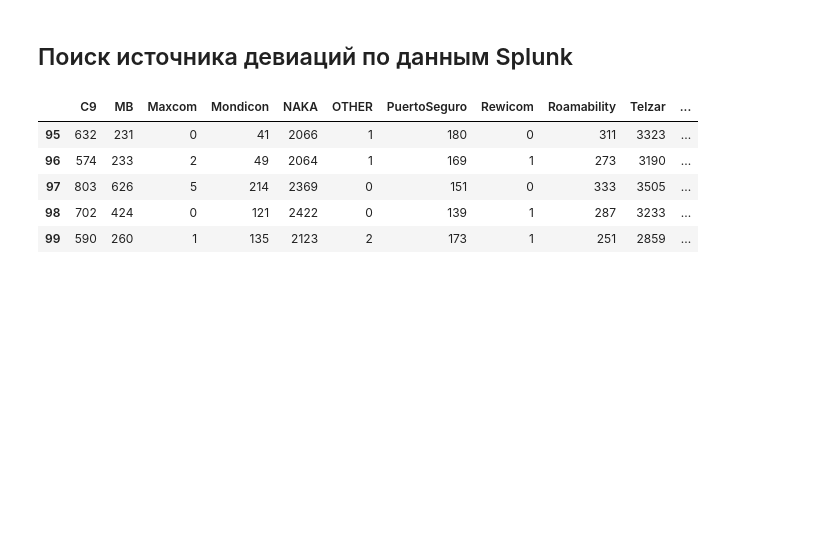
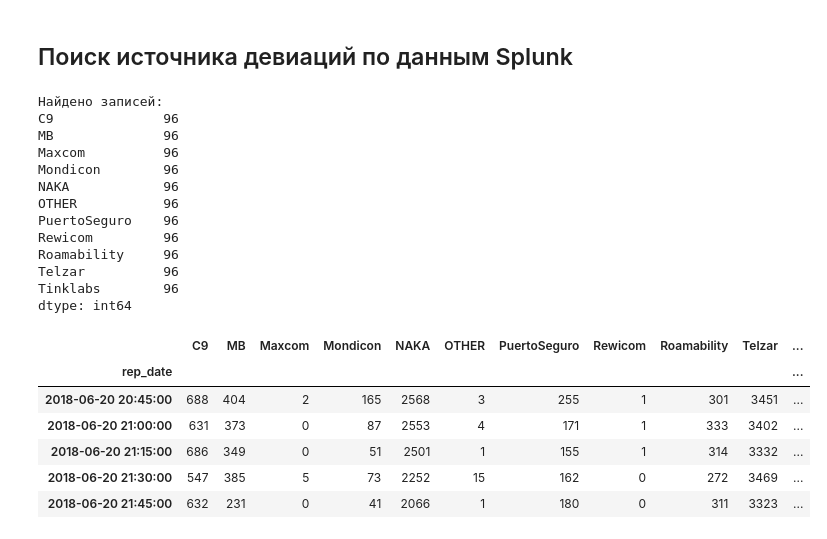
Before and after one commit to balobinp/RB_BD, a Jupyter notebook: RB_Splunk_Search_Deviation_Python3.ipynb, the cells around one changed output. Saved outputs shown, nothing was run; the diff lists cells and outputs as text; code cells hidden in the pictures; blank space fills up the shorter version.

```diff
--- a/RB_Splunk_Search_Deviation_Python3.ipynb
+++ b/RB_Splunk_Search_Deviation_Python3.ipynb
@@ -44,7 +46,7 @@ def FormatSplunkEngineDate(dt): return dt.strftime("%Y-%m-%dT%H:%M:%S")
 #Указываем время, запрос и запускаем запрос
 
 dateFrom = dt.datetime.strptime('2018-06-20T00:00:00', '%Y-%m-%dT%H:%M:%S')
-dateTo = dt.datetime.strptime('2018-06-21T06:00:00', '%Y-%m-%dT%H:%M:%S')
+dateTo = dt.datetime.strptime('2018-06-21T00:00:00', '%Y-%m-%dT%H:%M:%S')
 searchquery_export =\
 '''
 search index=sdr (4250196* OR 26006*) PROTOCOL=S6a ANS_RES_CODE=2001
@@ -53,42 +55,70 @@ search index=sdr (4250196* OR 26006*) PROTOCOL=S6a ANS_RES_CODE=2001
 | Timechart span=15m count by CUSTOMER  | table * | sort by _time
 '''
 # %%
-## Исправленный вариант на основе:
+## Исправленный вариант обращения к Splunk на основе:
 #http://docs.splunk.com/DocumentationStatic/PythonSDK/1.6.3/client.html#splunklib.client.Job.results
+#Кол-во записей в результате на основе:
+#https://answers.splunk.com/answers/237043/how-to-submit-a-splunk-python-sdk-query-with-a-res.html
 
 bEchoTime = False
 
 sfrom = dateFrom if  bEchoTime else FormatSplunkEngineDate(dateFrom)
 sto = dateTo if  bEchoTime else FormatSplunkEngineDate(dateTo)
+
 kwargs_export = {"earliest_time": sfrom,
                  "latest_time":sto ,
                  "search_mode": "normal",
                  #"output_mode":"JSON",
                  #"rf" : fields,
                  "supports_multivalues":True
                  }
 
+kwargs_paginate = {"count": 1000  # Get sets of count results at a time
+                   ,"offset": 0  # Start at result 0
+                  }
+
 job = service.jobs.create(searchquery_export, **kwargs_export)
+
 while not job.is_done():
     sleep(.2)
-rr = results.ResultsReader(job.results())
+
+rr = results.ResultsReader(job.results(**kwargs_paginate))
 
 outputResult = list()
 i=0
 
 for result in rr:
             if isinstance(result, dict):
                 outputResult.append(result)
 assert rr.is_preview == False
 
-df=DataFrame(outputResult,dtype='int64')
-df['rep_date']=pd.to_datetime(df['_time'])
-df.drop(['_time','_span'],axis=1,inplace=True)
-df.tail()
+# Получаем исходные данные для анализа с датой и временем в индексе
+
+df_source=DataFrame(outputResult,dtype='int64')
+df_source['rep_date']=pd.to_datetime(df_source['_time'])
+df_source.drop(['_time','_span'],axis=1,inplace=True)
+df_source=df_source.set_index('rep_date')
+
+print("Найдено записей:\n{}\n".format(df_source.count()))
+df_source.tail()
 # %% [output]
+Найдено записей:
+C9              96
+MB              96
+Maxcom          96
+Mondicon        96
+NAKA            96
+OTHER           96
+PuertoSeguro    96
+Rewicom         96
+Roamability     96
+Telzar          96
+Tinklabs        96
+dtype: int64
 |  | C9 | MB | Maxcom | Mondicon | NAKA | OTHER | PuertoSeguro | Rewicom | Roamability | Telzar | ... |
-| 95 | 632 | 231 | 0 | 41 | 2066 | 1 | 180 | 0 | 311 | 3323 | ... |
-| 96 | 574 | 233 | 2 | 49 | 2064 | 1 | 169 | 1 | 273 | 3190 | ... |
-| 97 | 803 | 626 | 5 | 214 | 2369 | 0 | 151 | 0 | 333 | 3505 | ... |
-| 98 | 702 | 424 | 0 | 121 | 2422 | 0 | 139 | 1 | 287 | 3233 | ... |
-| 99 | 590 | 260 | 1 | 135 | 2123 | 2 | 173 | 1 | 251 | 2859 | ... |
+| rep_date |  |  |  |  |  |  |  |  |  |  | ... |
+| 2018-06-20 20:45:00 | 688 | 404 | 2 | 165 | 2568 | 3 | 255 | 1 | 301 | 3451 | ... |
+| 2018-06-20 21:00:00 | 631 | 373 | 0 | 87 | 2553 | 4 | 171 | 1 | 333 | 3402 | ... |
+| 2018-06-20 21:15:00 | 686 | 349 | 0 | 51 | 2501 | 1 | 155 | 1 | 314 | 3332 | ... |
+| 2018-06-20 21:30:00 | 547 | 385 | 5 | 73 | 2252 | 15 | 162 | 0 | 272 | 3469 | ... |
+| 2018-06-20 21:45:00 | 632 | 231 | 0 | 41 | 2066 | 1 | 180 | 0 | 311 | 3323 | ... |
```
Also changed, not shown: parts of 8 cells of this notebook.
